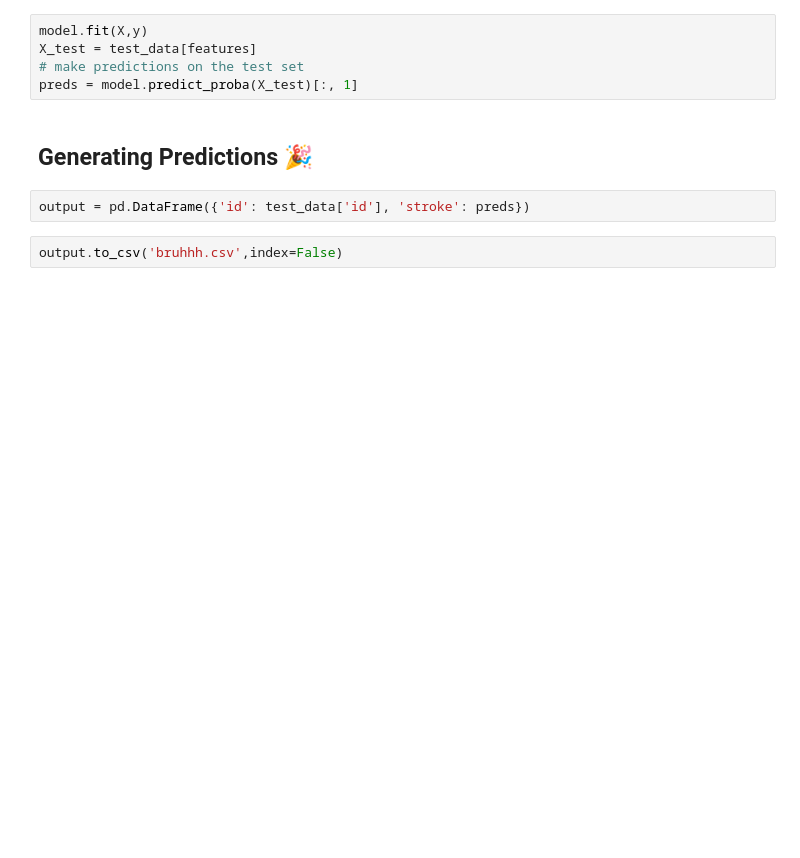
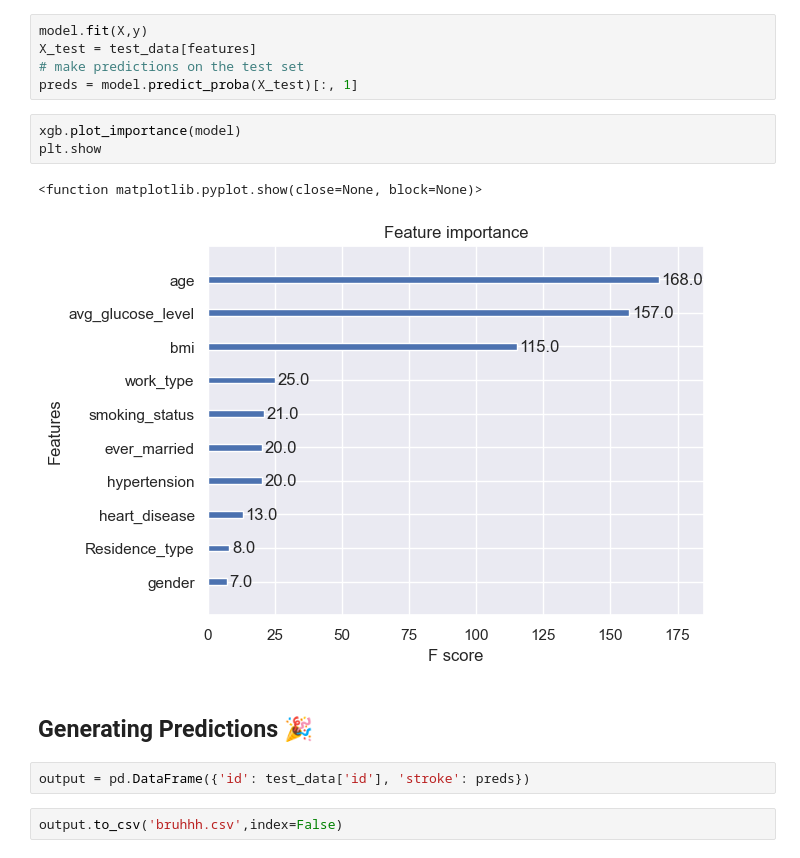
Before and after one commit to YamanAlo/Stroke-Prediction-model, a Jupyter notebook: code/Stroke.ipynb, the cells around one changed output. Drawn from its saved outputs; the diff is of its cells as text; blank space fills up the shorter version.

```diff
--- a/code/Stroke.ipynb
+++ b/code/Stroke.ipynb
@@ -639,6 +730,12 @@ model.fit(X,y)
 X_test = test_data[features]
 # make predictions on the test set
 preds = model.predict_proba(X_test)[:, 1]
+# %%
+xgb.plot_importance(model)
+plt.show
+# %% [output]
+<function matplotlib.pyplot.show(close=None, block=None)>
+[figure, added]
 # %% [markdown]
 ## Generating Predictions 🎉
 # %%
```
Also changed, not shown: parts of 12 cells of this notebook, 1 other file.
